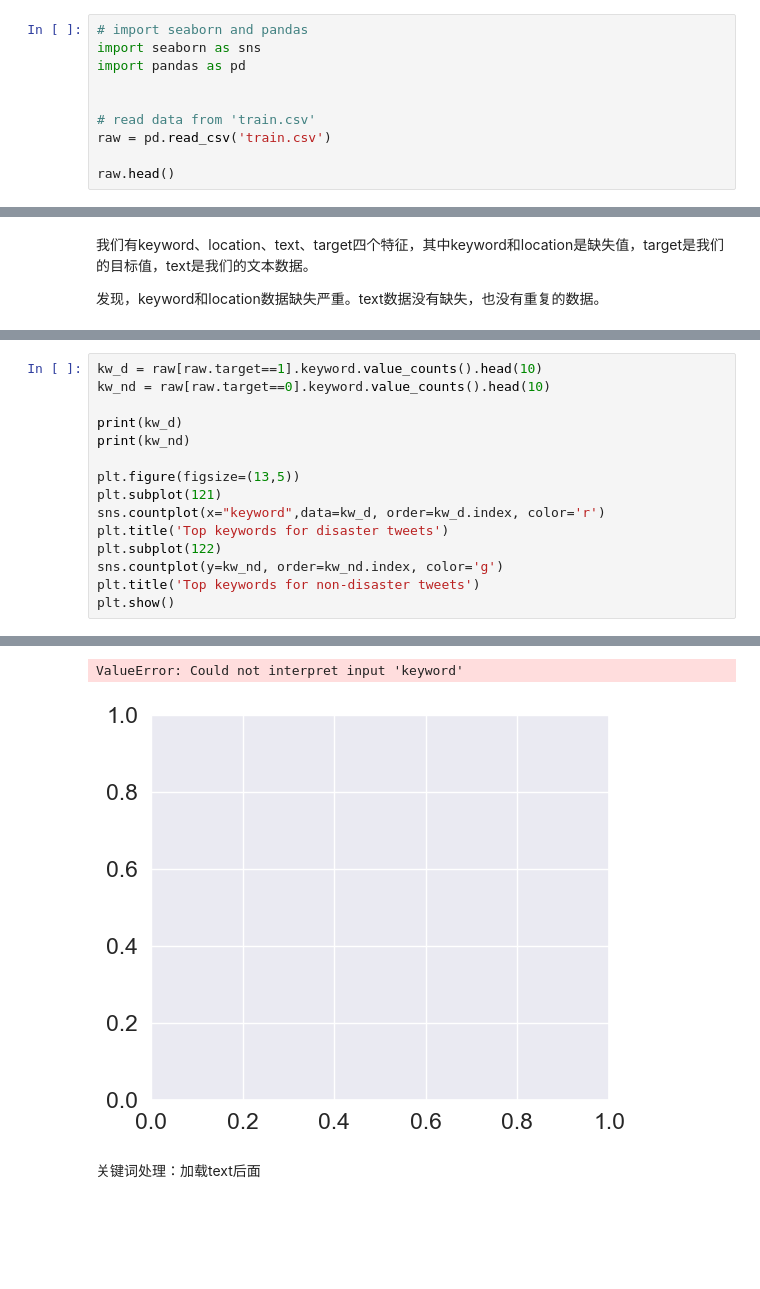
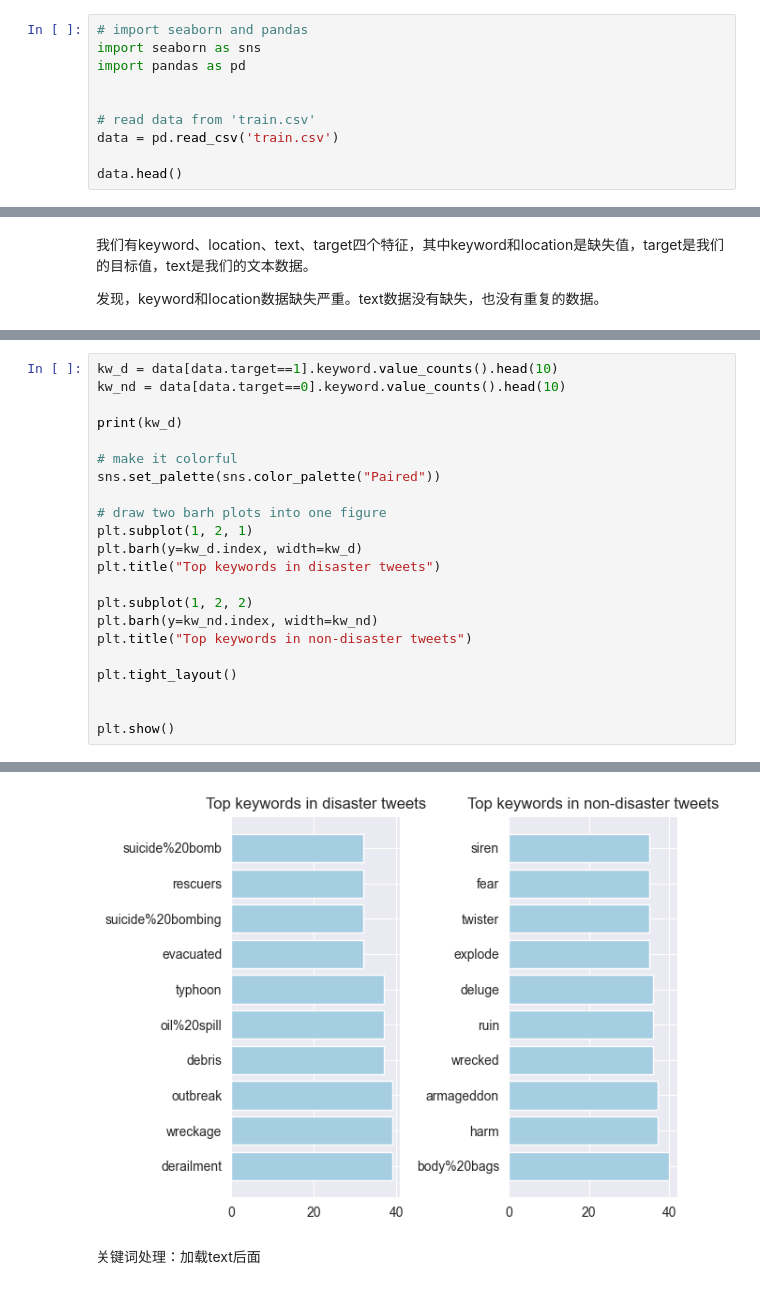
Before and after one commit to Dustella/data-mining-tour, a Jupyter notebook: data-digging/Fin.Twitter/data_explore.ipynb, the cells around one changed output, grey strips where cells are left out. Saved outputs shown, nothing was run; the diff lists cells and outputs as text; blank space fills up the shorter version.

```diff
--- a/data-digging/Fin.Twitter/data_explore.ipynb
+++ b/data-digging/Fin.Twitter/data_explore.ipynb
@@ -9,9 +9,9 @@ import pandas as pd
 
 
 # read data from 'train.csv'
-raw = pd.read_csv('train.csv')
+data = pd.read_csv('train.csv')
 
-raw.head()
+data.head()
 # %% [output]
 |  | id | keyword | location | text | target |
 | 0 | 1 | NaN | NaN | Our Deeds are the Reason of this ... | 1 |
@@ -50,19 +81,26 @@ sns.countplot(x="target",data=raw)
 <Axes: title={'center': 'Distribution of target'}, xlabel='target', ylabel='count'>
 [figure]
 # %%
-kw_d = raw[raw.target==1].keyword.value_counts().head(10)
-kw_nd = raw[raw.target==0].keyword.value_counts().head(10)
+kw_d = data[data.target==1].keyword.value_counts().head(10)
+kw_nd = data[data.target==0].keyword.value_counts().head(10)
 
 print(kw_d)
-print(kw_nd)
 
-plt.figure(figsize=(13,5))
-plt.subplot(121)
-sns.countplot(x="keyword",data=kw_d, order=kw_d.index, color='r')
-plt.title('Top keywords for disaster tweets')
-plt.subplot(122)
-sns.countplot(y=kw_nd, order=kw_nd.index, color='g')
-plt.title('Top keywords for non-disaster tweets')
+# make it colorful
+sns.set_palette(sns.color_palette("Paired"))
+
+# draw two barh plots into one figure
+plt.subplot(1, 2, 1)
+plt.barh(y=kw_d.index, width=kw_d)
+plt.title("Top keywords in disaster tweets")
+
+plt.subplot(1, 2, 2)
+plt.barh(y=kw_nd.index, width=kw_nd)
+plt.title("Top keywords in non-disaster tweets")
+
+plt.tight_layout()
+
+
 plt.show()
 # %% [output]
 keyword
@@ -85,5 +118,4 @@ Name: count, dtype: int64
-ValueError: Could not interpret input 'keyword'
-[figure, old version]
+[figure, new version]
 # %% [markdown]
 关键词处理：加载text后面
 # %% [markdown]
```
Also changed, not shown: parts of 5 cells of this notebook, 17 other files.
